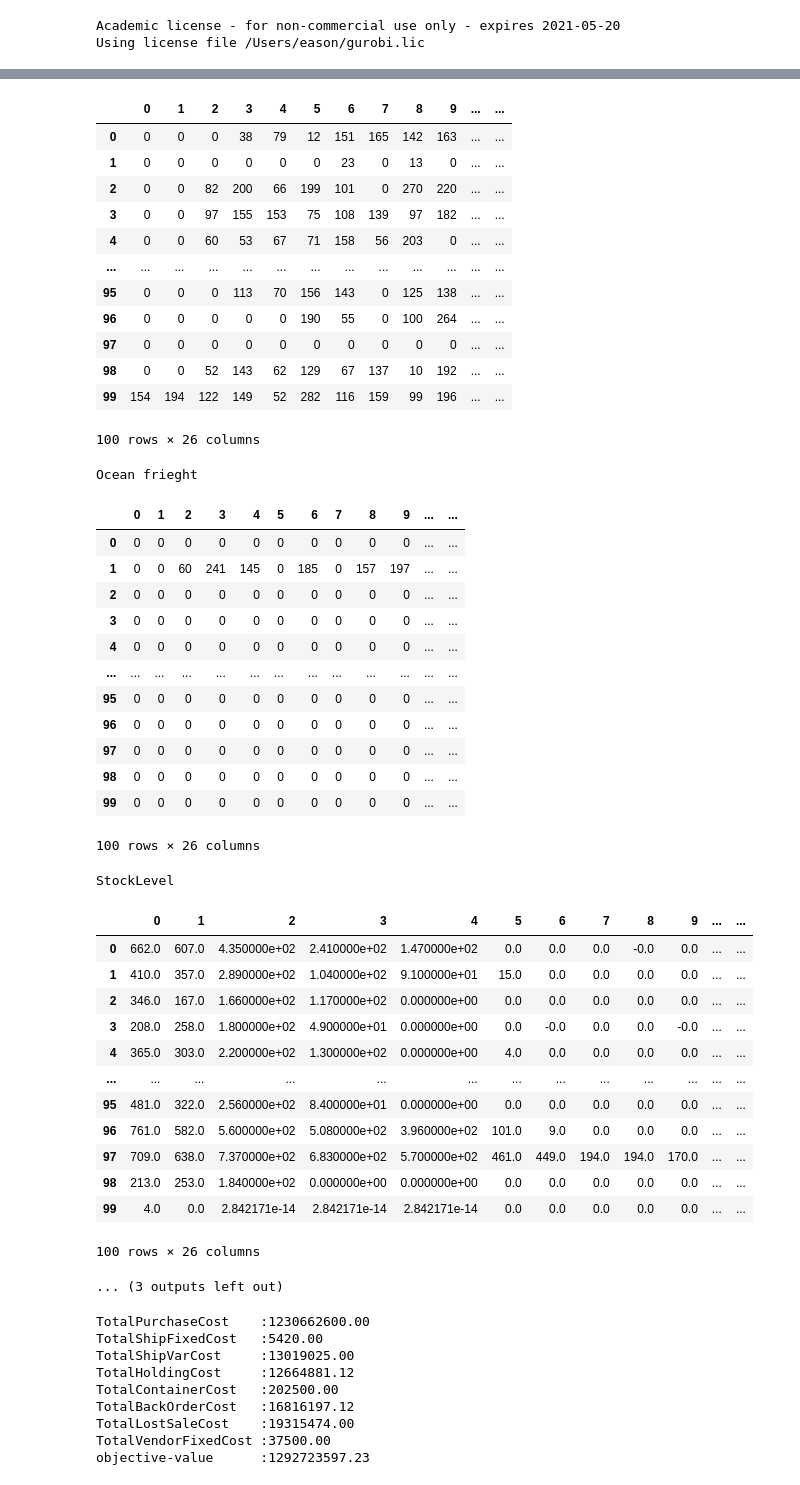
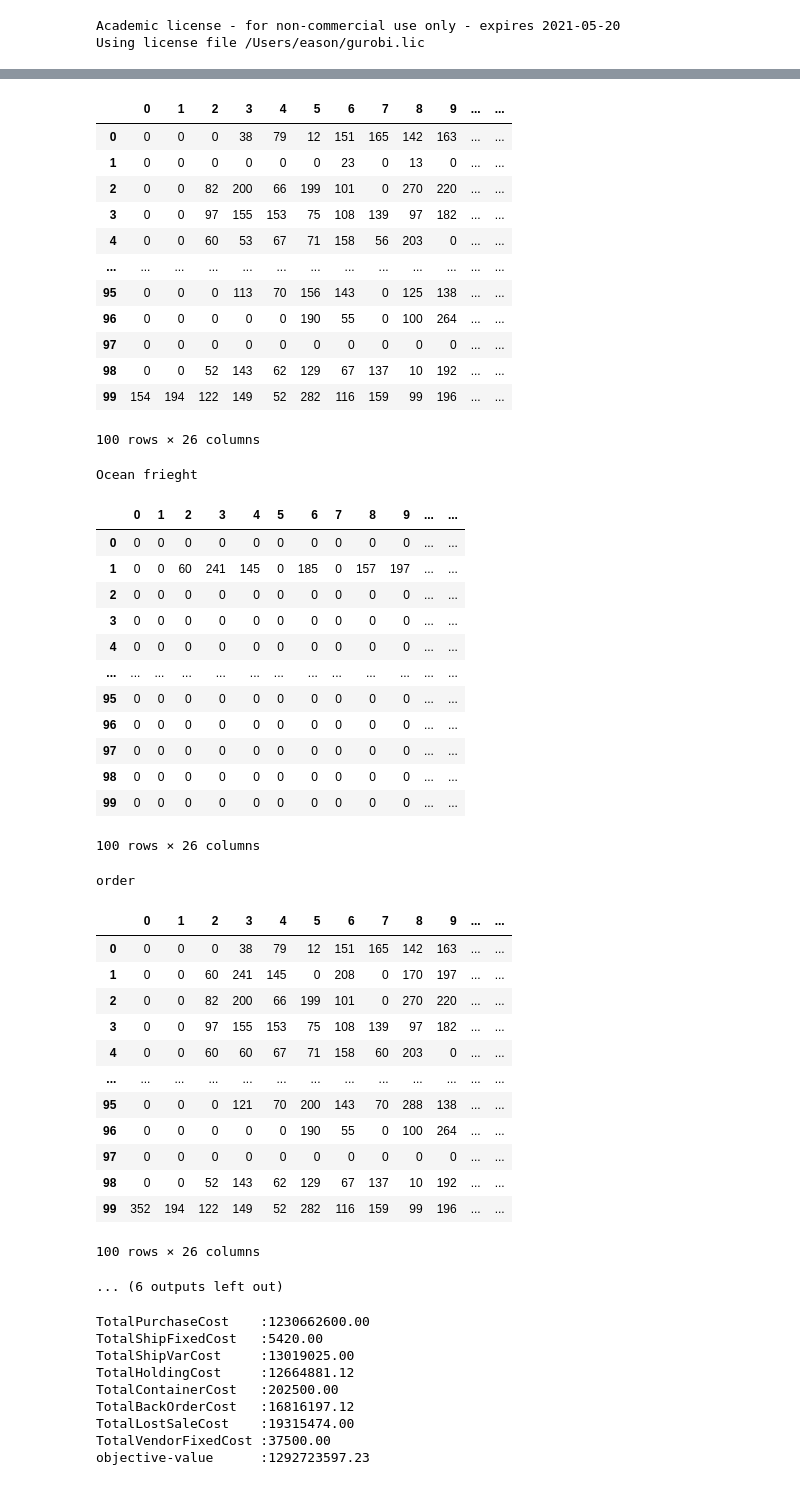
Before and after one commit to easonyu0203/109-2-OperationReseach, a Jupyter notebook: Case2/q2-instance-1.ipynb, the cells around one changed output, grey strips where cells are left out. Drawn from its saved outputs; the diff is of its cells as text; code cells hidden in the pictures.

```diff
--- a/Case2/q2-instance-1.ipynb
+++ b/Case2/q2-instance-1.ipynb
@@ -254,0 +275,23 @@ objective-value      :1292576097.23
+# %%
+#pre order
+month_order = np.sum(order, axis=1)
+surpus_min = ((month_order.transpose() - MinOrder_i).transpose() >= 0)
+is_zero = (month_order == 0)
+not_valid_min_bound = np.logical_not(surpus_min | is_zero)
+not_valid_min_bound_indices = (np.flip(p, axis=0) for p in not_valid_min_bound.nonzero())
+for i, t in zip(*not_valid_min_bound_indices): #from back to begin
+    if sum(order[i,j,t] for j in range(K)) >= MinOrder_i[i]:
+        continue
+    if i in ConflictPair_alpha[0] or i in ConflictPair_alpha[1]:
+        if t - 2 >= 0 and month_order[i,t-2] != 0:
+            order[i,2,t-2] += order[i,0,t] + order[i,1,t] + order[i,2,t]
+            order[i,0,t], order[i,1,t], order[i,2,t] = 0,0,0
+    else:
+        if t - 1 >= 0 and month_order[i,t-1] != 0:
+            order[i,1,t-1] += order[i,0,t]
+            order[i,2,t-1] += order[i,1,t]
+            order[i,2,t-1] += order[i,2,t]
+            order[i,0,t], order[i,1,t], order[i,2,t] = 0,0,0
+        elif t - 2 >= 0 and month_order[i,t-2] != 0:
+            order[i,2,t-2] += order[i,0,t] + order[i,1,t] + order[i,2,t]
+            order[i,0,t], order[i,1,t], order[i,2,t] = 0,0,0
@@ -274,0 +380,7 @@ objective-value      :1292723597.23
+# %%
+check = np.zeros((N+1,K+1,M+1), dtype=np.float32)
+for i in range(N):
+    for j in range(K):
+        for t in range(M):
+            check[i+1,j+1,t+1] = x[i,t,j].x
+check_feasibility_and_calculate_objective_value(f'./data/{instance_name}.xlsx', check)
@@ -274,0 +413,8 @@ objective-value      :1292723597.23
+# %%
+#s1
+optimal = [1292779280.02, 172151187.52, 580454537.13, 922516036.11, 1153432873.11]
+heuristic = [1308750057.242312, 177023302.44902322, 583411445.5491903, 990347203.3452796, 1166177383.1972764]
+# %%
+print('Gap')
+for i, (o, h) in enumerate(zip(optimal, heuristic), start=1):
+    print(f's{i}: {(1-o/h)*100:.3f}%')
@@ -290,6 +443,10 @@ with pd.ExcelWriter(solution_file_path, engine='xlsxwriter') as writer:
     df3 = pd.DataFrame([[int(x[i,j,2].x) for j in range(M)] for i in range(N)], columns=range(M))
     display(df3)
     df3.to_excel(writer, sheet_name='Ocean frieght')
+    print('order')
+    df3 = pd.DataFrame([[int(sum([x[i,j,k].x for k in range(K)])) for j in range(M)] for i in range(N)], columns=range(M))
+    display(df3)
+    df3.to_excel(writer, sheet_name='Order')
     print('StockLevel')
     df = pd.DataFrame([[StockLevel[i,j].x for j in range(M)] for i in range(N)], columns=range(M))
     display(df)
@@ -315,47 +472,47 @@ Express delivery
 100 rows × 26 columns
 Air frieght
 |  | 0 | 1 | 2 | 3 | 4 | 5 | 6 | 7 | 8 | 9 | ... | ... |
 | 0 | 0 | 0 | 0 | 38 | 79 | 12 | 151 | 165 | 142 | 163 | ... | ... |
 | 1 | 0 | 0 | 0 | 0 | 0 | 0 | 23 | 0 | 13 | 0 | ... | ... |
 | 2 | 0 | 0 | 82 | 200 | 66 | 199 | 101 | 0 | 270 | 220 | ... | ... |
 | 3 | 0 | 0 | 97 | 155 | 153 | 75 | 108 | 139 | 97 | 182 | ... | ... |
 | 4 | 0 | 0 | 60 | 53 | 67 | 71 | 158 | 56 | 203 | 0 | ... | ... |
 | ... | ... | ... | ... | ... | ... | ... | ... | ... | ... | ... | ... | ... |
 | 95 | 0 | 0 | 0 | 113 | 70 | 156 | 143 | 0 | 125 | 138 | ... | ... |
 | 96 | 0 | 0 | 0 | 0 | 0 | 190 | 55 | 0 | 100 | 264 | ... | ... |
 | 97 | 0 | 0 | 0 | 0 | 0 | 0 | 0 | 0 | 0 | 0 | ... | ... |
 | 98 | 0 | 0 | 52 | 143 | 62 | 129 | 67 | 137 | 10 | 192 | ... | ... |
 | 99 | 154 | 194 | 122 | 149 | 52 | 282 | 116 | 159 | 99 | 196 | ... | ... |
 100 rows × 26 columns
 Ocean frieght
 |  | 0 | 1 | 2 | 3 | 4 | 5 | 6 | 7 | 8 | 9 | ... | ... |
 | 0 | 0 | 0 | 0 | 0 | 0 | 0 | 0 | 0 | 0 | 0 | ... | ... |
 | 1 | 0 | 0 | 60 | 241 | 145 | 0 | 185 | 0 | 157 | 197 | ... | ... |
 | 2 | 0 | 0 | 0 | 0 | 0 | 0 | 0 | 0 | 0 | 0 | ... | ... |
 | 3 | 0 | 0 | 0 | 0 | 0 | 0 | 0 | 0 | 0 | 0 | ... | ... |
 | 4 | 0 | 0 | 0 | 0 | 0 | 0 | 0 | 0 | 0 | 0 | ... | ... |
 | ... | ... | ... | ... | ... | ... | ... | ... | ... | ... | ... | ... | ... |
 | 95 | 0 | 0 | 0 | 0 | 0 | 0 | 0 | 0 | 0 | 0 | ... | ... |
 | 96 | 0 | 0 | 0 | 0 | 0 | 0 | 0 | 0 | 0 | 0 | ... | ... |
 | 97 | 0 | 0 | 0 | 0 | 0 | 0 | 0 | 0 | 0 | 0 | ... | ... |
 | 98 | 0 | 0 | 0 | 0 | 0 | 0 | 0 | 0 | 0 | 0 | ... | ... |
 | 99 | 0 | 0 | 0 | 0 | 0 | 0 | 0 | 0 | 0 | 0 | ... | ... |
 100 rows × 26 columns
-StockLevel
+order
 |  | 0 | 1 | 2 | 3 | 4 | 5 | 6 | 7 | 8 | 9 | ... | ... |
-| 0 | 662.0 | 607.0 | 4.350000e+02 | 2.410000e+02 | 1.470000e+02 | 0.0 | 0.0 | 0.0 | -0.0 | 0.0 | ... | ... |
-| 1 | 410.0 | 357.0 | 2.890000e+02 | 1.040000e+02 | 9.100000e+01 | 15.0 | 0.0 | 0.0 | 0.0 | 0.0 | ... | ... |
-| 2 | 346.0 | 167.0 | 1.660000e+02 | 1.170000e+02 | 0.000000e+00 | 0.0 | 0.0 | 0.0 | 0.0 | 0.0 | ... | ... |
-| 3 | 208.0 | 258.0 | 1.800000e+02 | 4.900000e+01 | 0.000000e+00 | 0.0 | -0.0 | 0.0 | 0.0 | -0.0 | ... | ... |
-| 4 | 365.0 | 303.0 | 2.200000e+02 | 1.300000e+02 | 0.000000e+00 | 4.0 | 0.0 | 0.0 | 0.0 | 0.0 | ... | ... |
+| 0 | 0 | 0 | 0 | 38 | 79 | 12 | 151 | 165 | 142 | 163 | ... | ... |
+| 1 | 0 | 0 | 60 | 241 | 145 | 0 | 208 | 0 | 170 | 197 | ... | ... |
+| 2 | 0 | 0 | 82 | 200 | 66 | 199 | 101 | 0 | 270 | 220 | ... | ... |
+| 3 | 0 | 0 | 97 | 155 | 153 | 75 | 108 | 139 | 97 | 182 | ... | ... |
+| 4 | 0 | 0 | 60 | 60 | 67 | 71 | 158 | 60 | 203 | 0 | ... | ... |
 | ... | ... | ... | ... | ... | ... | ... | ... | ... | ... | ... | ... | ... |
-| 95 | 481.0 | 322.0 | 2.560000e+02 | 8.400000e+01 | 0.000000e+00 | 0.0 | 0.0 | 0.0 | 0.0 | 0.0 | ... | ... |
-| 96 | 761.0 | 582.0 | 5.600000e+02 | 5.080000e+02 | 3.960000e+02 | 101.0 | 9.0 | 0.0 | 0.0 | 0.0 | ... | ... |
-| 97 | 709.0 | 638.0 | 7.370000e+02 | 6.830000e+02 | 5.700000e+02 | 461.0 | 449.0 | 194.0 | 194.0 | 170.0 | ... | ... |
-| 98 | 213.0 | 253.0 | 1.840000e+02 | 0.000000e+00 | 0.000000e+00 | 0.0 | 0.0 | 0.0 | 0.0 | 0.0 | ... | ... |
-| 99 | 4.0 | 0.0 | 2.842171e-14 | 2.842171e-14 | 2.842171e-14 | 0.0 | 0.0 | 0.0 | 0.0 | 0.0 | ... | ... |
+| 95 | 0 | 0 | 0 | 121 | 70 | 200 | 143 | 70 | 288 | 138 | ... | ... |
+| 96 | 0 | 0 | 0 | 0 | 0 | 190 | 55 | 0 | 100 | 264 | ... | ... |
+| 97 | 0 | 0 | 0 | 0 | 0 | 0 | 0 | 0 | 0 | 0 | ... | ... |
+| 98 | 0 | 0 | 52 | 143 | 62 | 129 | 67 | 137 | 10 | 192 | ... | ... |
+| 99 | 352 | 194 | 122 | 149 | 52 | 282 | 116 | 159 | 99 | 196 | ... | ... |
 100 rows × 26 columns
-... (3 outputs left out)
+... (6 outputs left out)
 # %%
 print(f'TotalPurchaseCost    :{TotalPurchaseCost.getValue():.2f}')
 print(f'TotalShipFixedCost   :{TotalShipFixedCost.getValue():.2f}')
```
Also changed, not shown: parts of 19 cells of this notebook, 21 other files.
